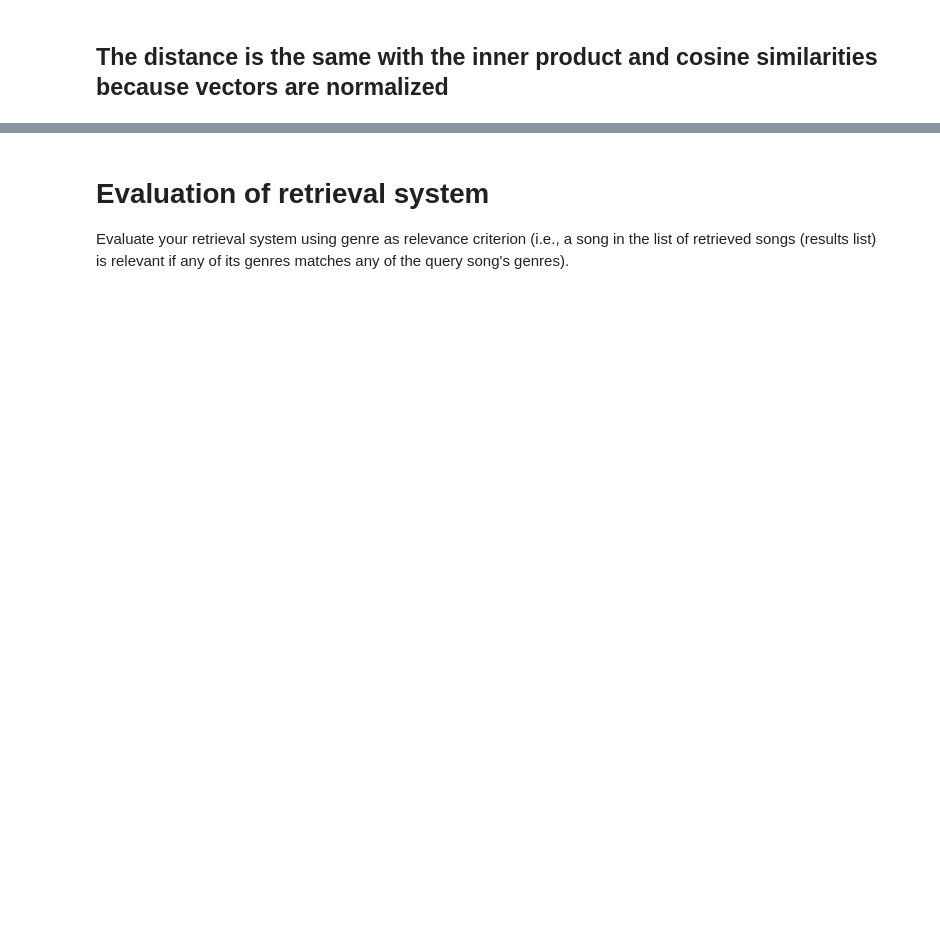
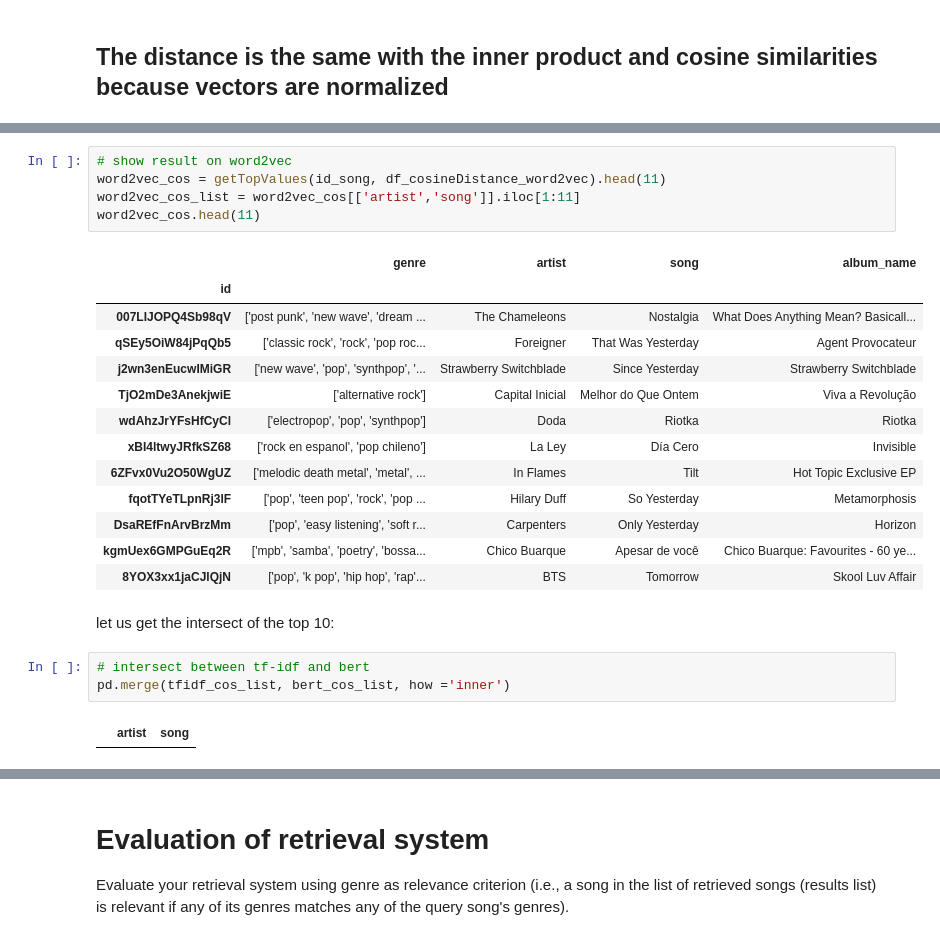
Before and after one commit to mmosc/MMSR, a Jupyter notebook: project/ProjectImplementation.ipynb, the cells around one changed output, grey strips where cells are left out. Saved outputs shown, nothing was run; the diff lists cells and outputs as text; blank space fills up the shorter version.

```diff
--- a/project/ProjectImplementation.ipynb
+++ b/project/ProjectImplementation.ipynb
@@ -365,0 +426,26 @@ getTopValues('0009fFIM1eYThaPg', df_innerProductDistance_bert).head(11)
+# %%
+# show result on word2vec
+word2vec_cos = getTopValues(id_song, df_cosineDistance_word2vec).head(11)
+word2vec_cos_list = word2vec_cos[['artist','song']].iloc[1:11]
+word2vec_cos.head(11)
+# %% [output]
+|  | genre | artist | song | album_name |
+| id |  |  |  |  |
+| 007LIJOPQ4Sb98qV | ['post punk', 'new wave', 'dream ... | The Chameleons | Nostalgia | What Does Anything Mean? Basicall... |
+| qSEy5OiW84jPqQb5 | ['classic rock', 'rock', 'pop roc... | Foreigner | That Was Yesterday | Agent Provocateur |
+| j2wn3enEucwIMiGR | ['new wave', 'pop', 'synthpop', '... | Strawberry Switchblade | Since Yesterday | Strawberry Switchblade |
+| TjO2mDe3AnekjwiE | ['alternative rock'] | Capital Inicial | Melhor do Que Ontem | Viva a Revolução |
+| wdAhzJrYFsHfCyCl | ['electropop', 'pop', 'synthpop'] | Doda | Riotka | Riotka |
+| xBI4ltwyJRfkSZ68 | ['rock en espanol', 'pop chileno'] | La Ley | Día Cero | Invisible |
+| 6ZFvx0Vu2O50WgUZ | ['melodic death metal', 'metal', ... | In Flames | Tilt | Hot Topic Exclusive EP |
+| fqotTYeTLpnRj3lF | ['pop', 'teen pop', 'rock', 'pop ... | Hilary Duff | So Yesterday | Metamorphosis |
+| DsaREfFnArvBrzMm | ['pop', 'easy listening', 'soft r... | Carpenters | Only Yesterday | Horizon |
+| kgmUex6GMPGuEq2R | ['mpb', 'samba', 'poetry', 'bossa... | Chico Buarque | Apesar de você | Chico Buarque: Favourites - 60 ye... |
+| 8YOX3xx1jaCJlQjN | ['pop', 'k pop', 'hip hop', 'rap'... | BTS | Tomorrow | Skool Luv Affair |
+# %% [markdown]
+let us get the intersect of the top 10:
+# %%
+# intersect between tf-idf and bert
+pd.merge(tfidf_cos_list, bert_cos_list, how ='inner')
+# %% [output]
+|  | artist | song |
```
Also changed, not shown: parts of 102 cells of this notebook, 1 other file.
